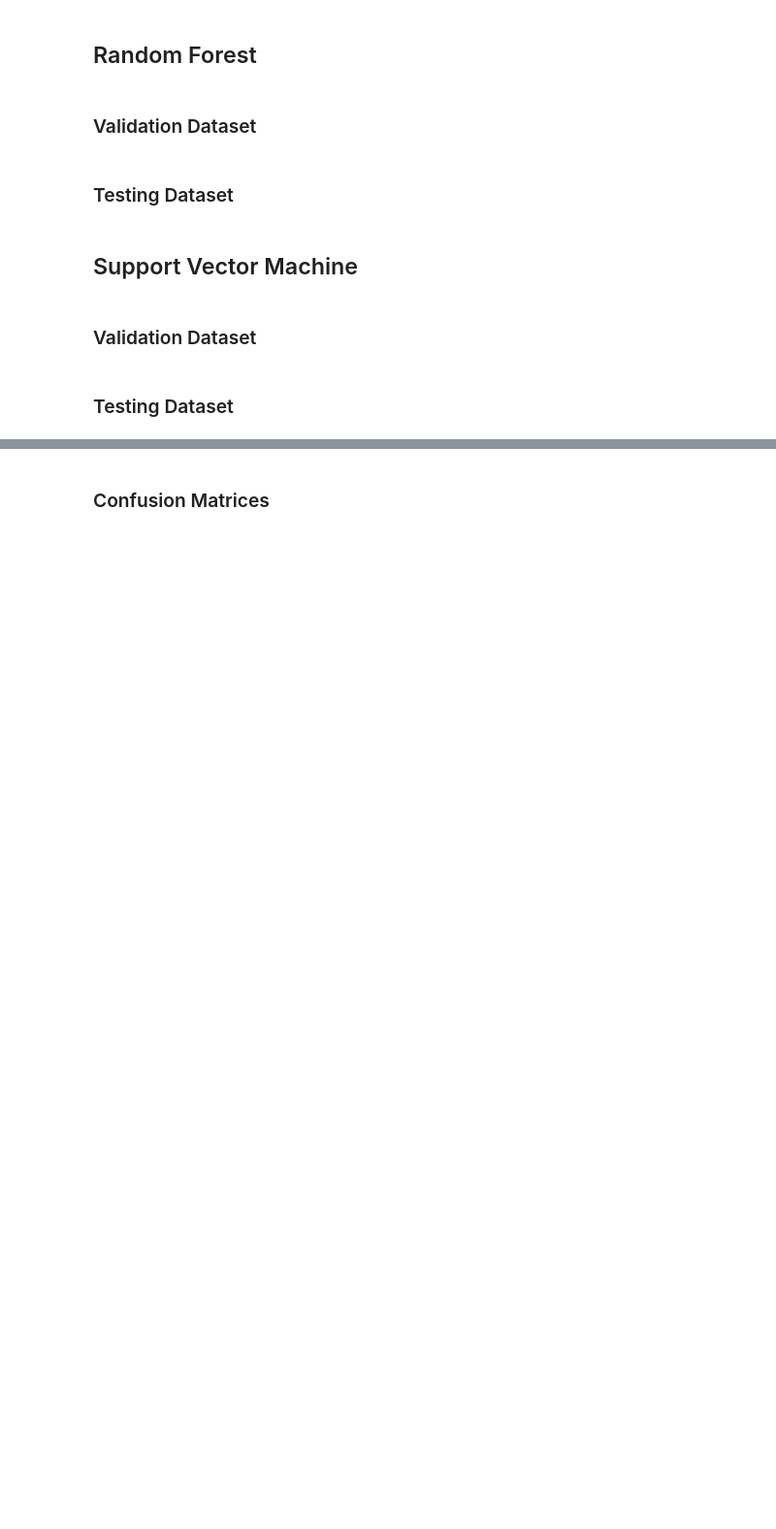
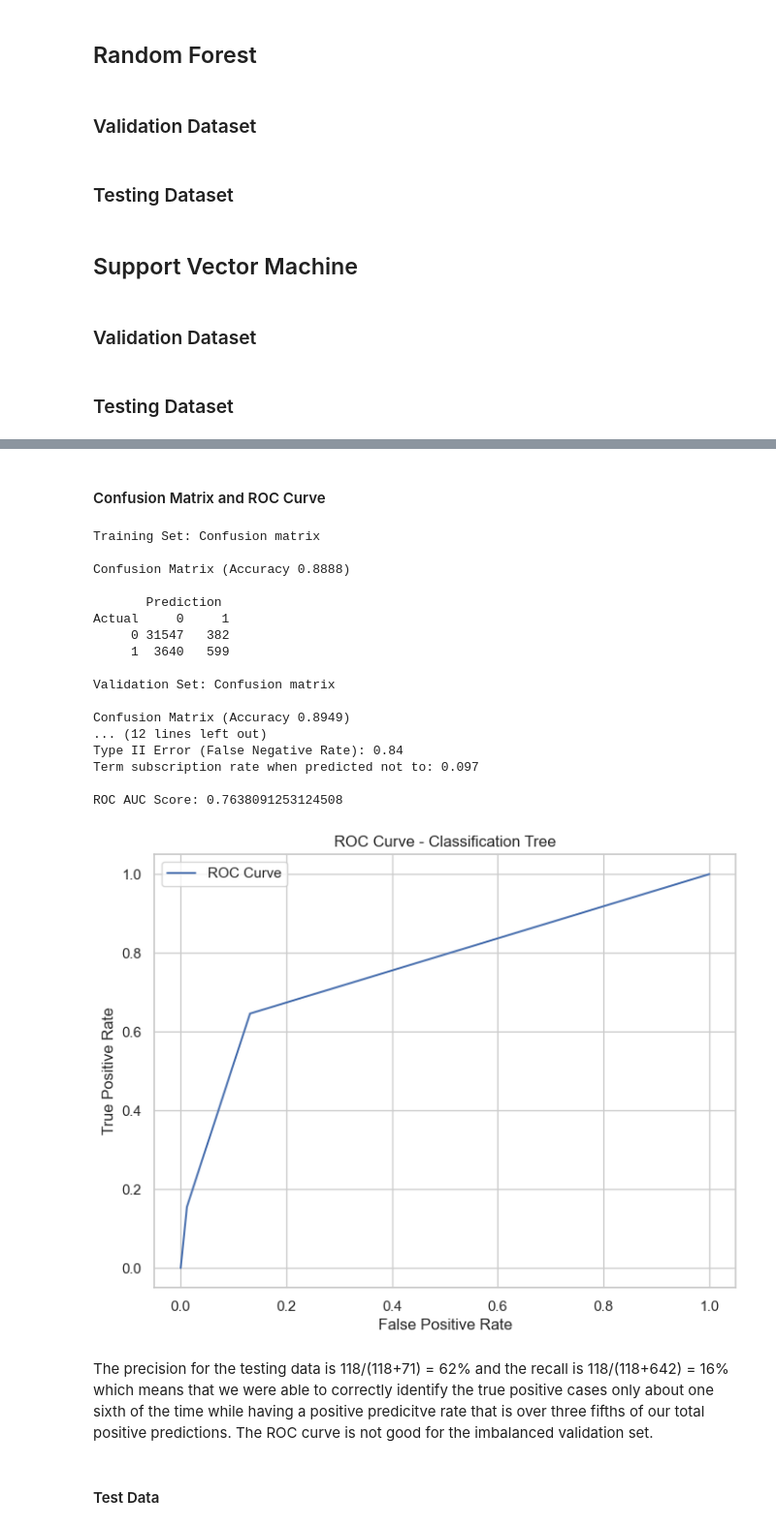
Before and after one commit to CalebMcCurdy/Bank-Term-Deposit-Predictions, a Jupyter notebook: Final Project.ipynb, the cells around one changed output, grey strips where cells are left out. Shown at 97% size. Drawn from its saved outputs; the diff is of its cells as text; code cells hidden in the pictures; blank space fills up the shorter version.

```diff
--- a/Final Project.ipynb
+++ b/Final Project.ipynb
@@ -2302,2 +2233,77 @@ class_features_df2.head()
-# %% [markdown]
-### Confusion Matrices
+# %% [markdown]
+#### Confusion Matrix and ROC Curve
+# %%
+# confusion matrices for classification tree - imbalaced
+print('Training Set: Confusion matrix\n')
+classificationSummary(y_train, pred_t_class2)
+print("\nValidation Set: Confusion matrix\n")
+classificationSummary(y_val, pred_v_class2)
+
+cm_v_class2 = confusion_matrix(y_val, pred_v_class2)
+
+# Assign values to TN, TP, FN, and FP
+TN2 = cm_v_class2[0][0]
+FP2 = cm_v_class2[0][1]
+FN2 = cm_v_class2[1][0]
+TP2 = cm_v_class2[1][1]
+
+# Calculate sensitivity and specificity
+sensitivity2 = TP2 / (TP2 + FN2)
+specificity2 = TN2 / (TN2 + FP2)
+
+# Calculate Type I and Type II errors
+type_I_error2 = FP2 / (FP2 + TN2)
+type_II_error2 = FN2 / (FN2 + TP2)
+
+inaccuracy_of_0_pred2 = FN2 / (TN2 + FN2)
+
+# Print sensitivity, specificity, and error
+print(f'True Negatives (TN): {TN2}')
+print(f'False Positives (FP): {FP2}')
+print(f'False Negatives (FN): {FN2}')
+print(f'True Positives (TP): {TP2}')
+print(f'Sensitivity (True Positive Rate): {sensitivity2:.2f}')
+print(f'Specificity (True Negative Rate): {specificity2:.2f}')
+print(f'Type I Error (False Positive Rate): {type_I_error2:.2f}')
+print(f'Type II Error (False Negative Rate): {type_II_error2:.2f}')
+print(f'Term subscription rate when predicted not to: {inaccuracy_of_0_pred2:.3f}')
+
+# Calculate ROC AUC - classification tree imbalanced
+y_prob_v_ct2 = pred_prob_v_ct2[:, 1]
+roc_auc_v_ct2 = roc_auc_score(y_val, y_prob_v_ct2)
+print("\nROC AUC Score:", roc_auc_v_ct2)
+
+# Generate ROC curve
+fpr_v_ct2, tpr_v_ct2, _ = roc_curve(y_val, y_prob_v_ct2)
+
+# Display ROC curve
+plt.figure(figsize=(8, 6))
+plt.plot(fpr_v_ct2, tpr_v_ct2, label="ROC Curve")
+plt.xlabel("False Positive Rate")
+plt.ylabel("True Positive Rate")
+plt.title("ROC Curve - Classification Tree")
+plt.legend()
+plt.show()
+# %% [output]
+Training Set: Confusion matrix
+
+Confusion Matrix (Accuracy 0.8888)
+
+       Prediction
+Actual     0     1
+     0 31547   382
+     1  3640   599
+
+Validation Set: Confusion matrix
+
+Confusion Matrix (Accuracy 0.8949)
+... (12 lines left out)
+Type II Error (False Negative Rate): 0.84
+Term subscription rate when predicted not to: 0.097
+
+ROC AUC Score: 0.7638091253124508
+[figure, added]
+# %% [markdown]
+The precision for the testing data is 118/(118+71) = 62% and the recall is 118/(118+642) = 16% which means that we were able to correctly identify the true positive cases only about one sixth of the time while having a positive predicitve rate that is over three fifths of our total positive predictions. The ROC curve is not good for the imbalanced validation set.
+# %% [markdown]
+#### Test Data
```
Also changed, not shown: parts of 96 cells of this notebook.
